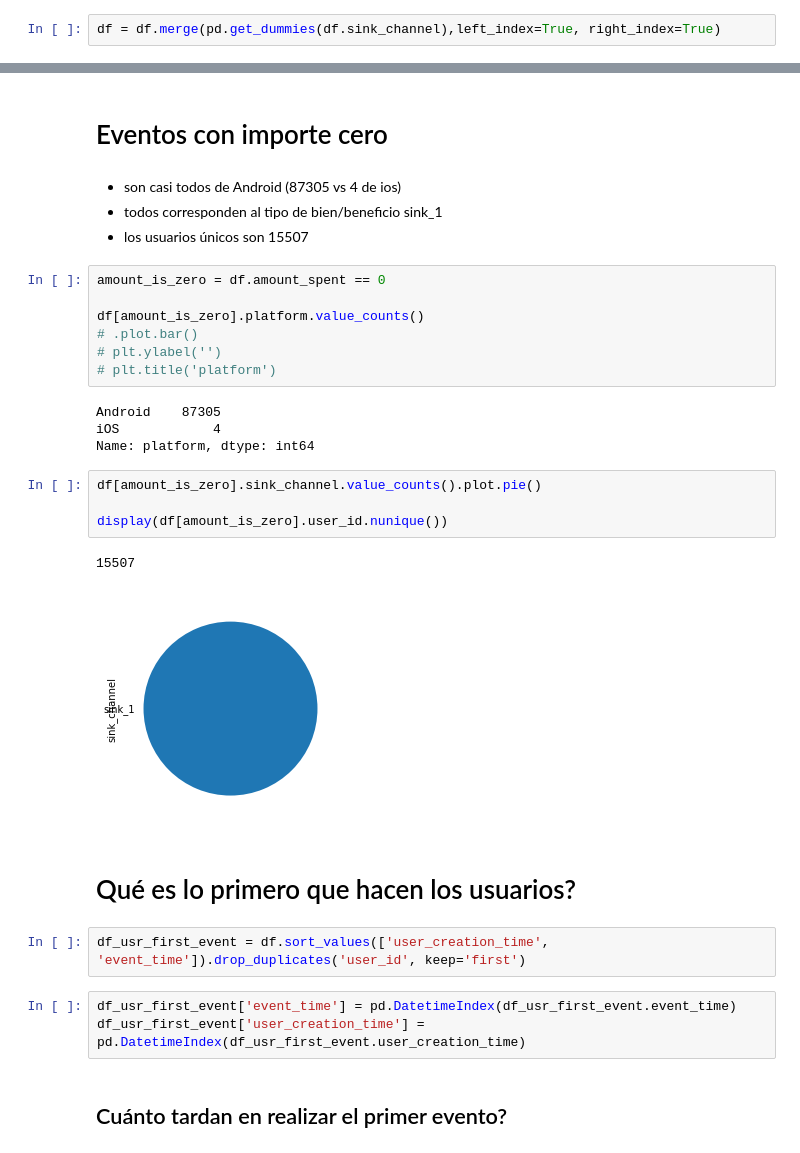
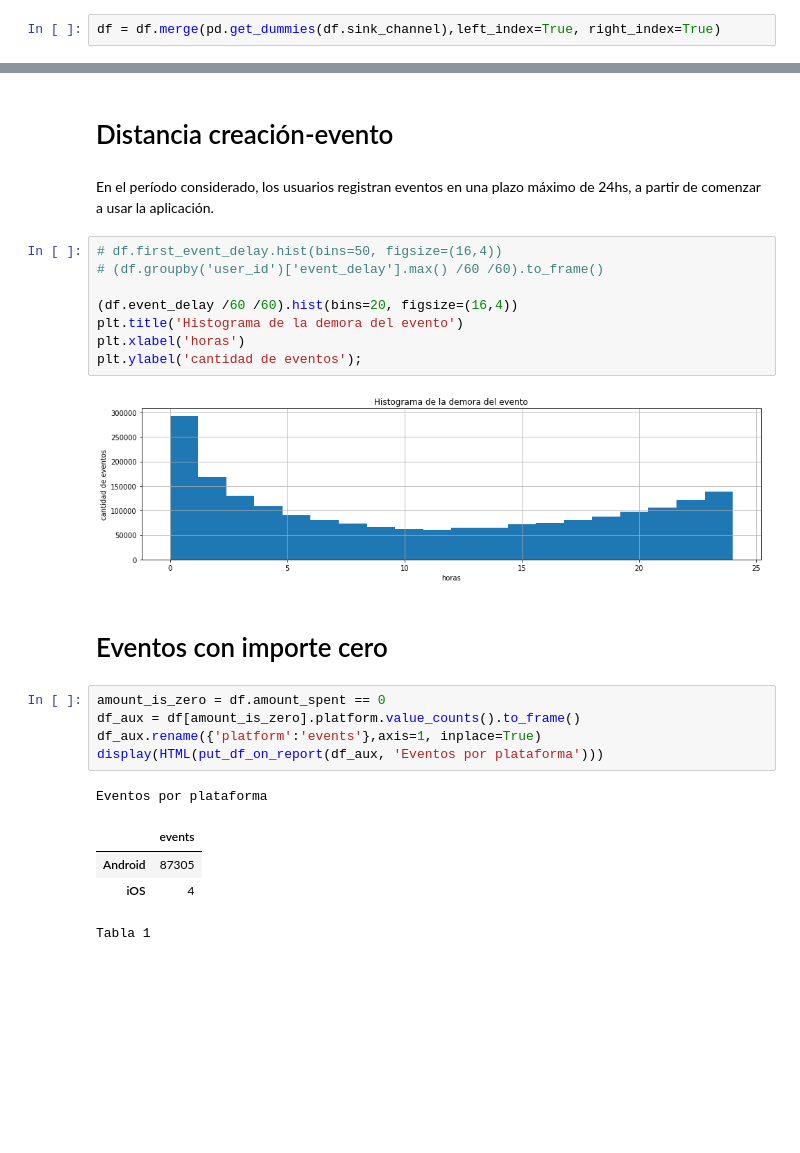
Before and after one commit to melik-data-challenges/etermax-challenge, a Jupyter notebook: etermax-challenge.ipynb, the cells around one changed output, grey strips where cells are left out. Saved outputs shown, nothing was run; the diff lists cells and outputs as text; blank space fills up the shorter version.

Commit message:
update notebook, add report

```diff
--- a/etermax-challenge.ipynb
+++ b/etermax-challenge.ipynb
@@ -140,33 +144,27 @@ display(df.user_creation_time.max())
+# %% [markdown]
+# Distancia creación-evento
+# %% [markdown]
+En el período considerado, los usuarios registran eventos en una plazo máximo de 24hs, a partir de comenzar a usar la aplicación.
+# %%
+# df.first_event_delay.hist(bins=50, figsize=(16,4))
+# (df.groupby('user_id')['event_delay'].max() /60 /60).to_frame()
+
+(df.event_delay /60 /60).hist(bins=20, figsize=(16,4))
+plt.title('Histograma de la demora del evento')
+plt.xlabel('horas')
+plt.ylabel('cantidad de eventos');
+# %% [output]
+[figure, added]
 # %% [markdown]
 # Eventos con importe cero
-# %% [markdown]
-- son casi todos de Android (87305 vs 4 de ios)
-- todos corresponden al tipo de bien/beneficio sink_1
-- los usuarios únicos son 15507
 # %%
 amount_is_zero = df.amount_spent == 0
-
-df[amount_is_zero].platform.value_counts()
-# .plot.bar()
-# plt.ylabel('')
-# plt.title('platform')
+df_aux = df[amount_is_zero].platform.value_counts().to_frame()
+df_aux.rename({'platform':'events'},axis=1, inplace=True)
+display(HTML(put_df_on_report(df_aux, 'Eventos por plataforma')))
 # %% [output]
-Android    87305
-iOS            4
-Name: platform, dtype: int64
+Eventos por plataforma
+|  | events |
+| Android | 87305 |
+| iOS | 4 |
+Tabla 1
-# %%
-df[amount_is_zero].sink_channel.value_counts().plot.pie()
-
-display(df[amount_is_zero].user_id.nunique())
-# %% [output]
-15507
-[figure, removed]
-# %% [markdown]
-# Qué es lo primero que hacen los usuarios?
-# %%
-df_usr_first_event = df.sort_values(['user_creation_time', 'event_time']).drop_duplicates('user_id', keep='first')
-# %%
-df_usr_first_event['event_time'] = pd.DatetimeIndex(df_usr_first_event.event_time)
-df_usr_first_event['user_creation_time'] = pd.DatetimeIndex(df_usr_first_event.user_creation_time)
-# %% [markdown]
-## Cuánto tardan en realizar el primer evento?
```
Also changed, not shown: parts of 56 cells of this notebook, 1 other file.
